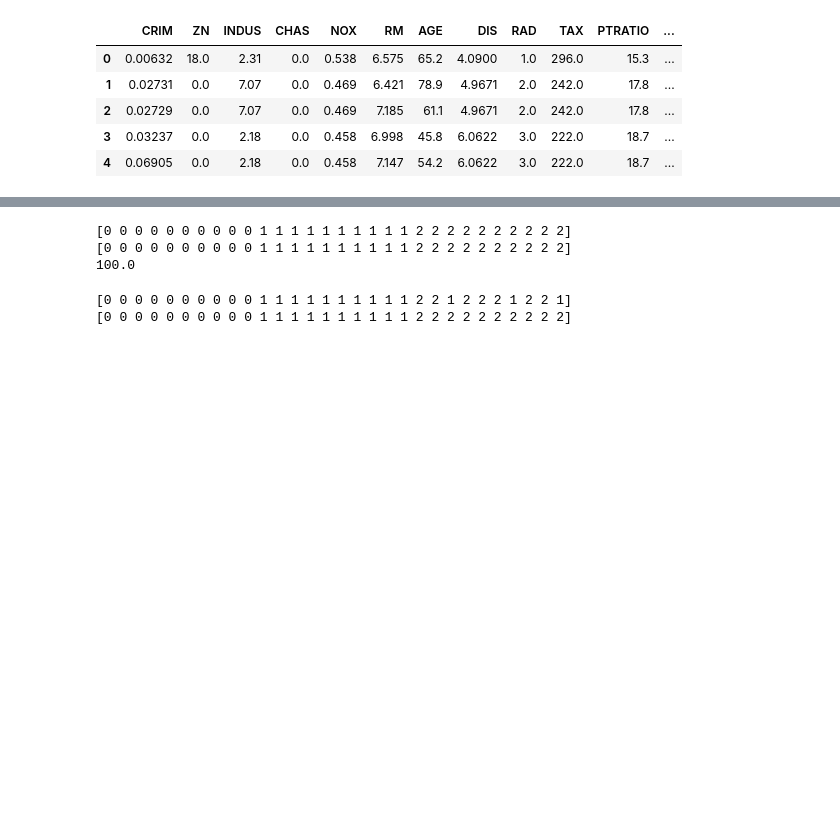
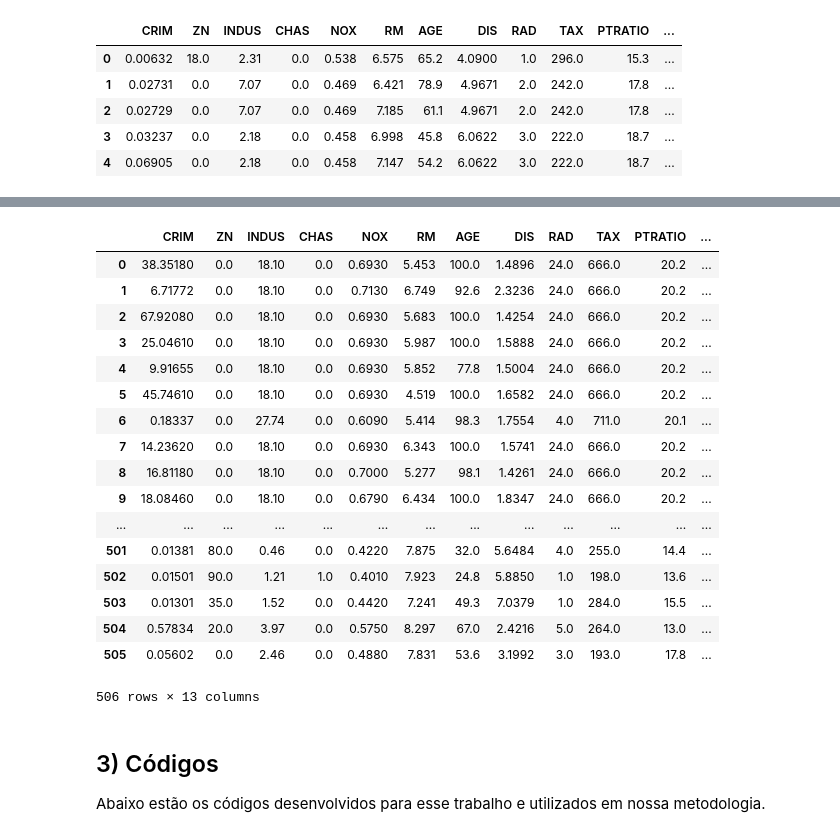
Before and after one commit to DWalterJansen/IA, a Jupyter notebook: Knn e K-means/algoritmosAprendizagem.ipynb, the cells around one changed output, grey strips where cells are left out. Cells and saved outputs as stored; diff of their text form; code cells hidden in the pictures; blank space fills up the shorter version.

```diff
--- a/Knn e K-means/algoritmosAprendizagem.ipynb
+++ b/Knn e K-means/algoritmosAprendizagem.ipynb
@@ -69,3 +148,28 @@ table_boston.head(10)
+# %%
+table_boston.iloc[:,0:-1]
+# %% [output]
+|  | CRIM | ZN | INDUS | CHAS | NOX | RM | AGE | DIS | RAD | TAX | PTRATIO | ... |
+| 0 | 38.35180 | 0.0 | 18.10 | 0.0 | 0.6930 | 5.453 | 100.0 | 1.4896 | 24.0 | 666.0 | 20.2 | ... |
+| 1 | 6.71772 | 0.0 | 18.10 | 0.0 | 0.7130 | 6.749 | 92.6 | 2.3236 | 24.0 | 666.0 | 20.2 | ... |
+| 2 | 67.92080 | 0.0 | 18.10 | 0.0 | 0.6930 | 5.683 | 100.0 | 1.4254 | 24.0 | 666.0 | 20.2 | ... |
+| 3 | 25.04610 | 0.0 | 18.10 | 0.0 | 0.6930 | 5.987 | 100.0 | 1.5888 | 24.0 | 666.0 | 20.2 | ... |
+| 4 | 9.91655 | 0.0 | 18.10 | 0.0 | 0.6930 | 5.852 | 77.8 | 1.5004 | 24.0 | 666.0 | 20.2 | ... |
+| 5 | 45.74610 | 0.0 | 18.10 | 0.0 | 0.6930 | 4.519 | 100.0 | 1.6582 | 24.0 | 666.0 | 20.2 | ... |
+| 6 | 0.18337 | 0.0 | 27.74 | 0.0 | 0.6090 | 5.414 | 98.3 | 1.7554 | 4.0 | 711.0 | 20.1 | ... |
+| 7 | 14.23620 | 0.0 | 18.10 | 0.0 | 0.6930 | 6.343 | 100.0 | 1.5741 | 24.0 | 666.0 | 20.2 | ... |
+| 8 | 16.81180 | 0.0 | 18.10 | 0.0 | 0.7000 | 5.277 | 98.1 | 1.4261 | 24.0 | 666.0 | 20.2 | ... |
+| 9 | 18.08460 | 0.0 | 18.10 | 0.0 | 0.6790 | 6.434 | 100.0 | 1.8347 | 24.0 | 666.0 | 20.2 | ... |
+| ... | ... | ... | ... | ... | ... | ... | ... | ... | ... | ... | ... | ... |
+| 501 | 0.01381 | 80.0 | 0.46 | 0.0 | 0.4220 | 7.875 | 32.0 | 5.6484 | 4.0 | 255.0 | 14.4 | ... |
+| 502 | 0.01501 | 90.0 | 1.21 | 1.0 | 0.4010 | 7.923 | 24.8 | 5.8850 | 1.0 | 198.0 | 13.6 | ... |
+| 503 | 0.01301 | 35.0 | 1.52 | 0.0 | 0.4420 | 7.241 | 49.3 | 7.0379 | 1.0 | 284.0 | 15.5 | ... |
+| 504 | 0.57834 | 20.0 | 3.97 | 0.0 | 0.5750 | 8.297 | 67.0 | 2.4216 | 5.0 | 264.0 | 13.0 | ... |
+| 505 | 0.05602 | 0.0 | 2.46 | 0.0 | 0.4880 | 7.831 | 53.6 | 3.1992 | 3.0 | 193.0 | 17.8 | ... |
+506 rows × 13 columns
+# %% [markdown]
+<h2>3) Códigos</h2>
+
+<p>Abaixo estão os códigos desenvolvidos para esse trabalho e utilizados em nossa metodologia.</p>
 # %%
 #Knn
 import numpy as np
@@ -157,45 +241,6 @@ class MyKnn:
                 success = success + 1
 
         return success * 100/len(x)
-# %%
-knn = MyKnn(5)
-X = iris.data[:,:3] #as caracteristicas
-y = iris.target #classificacao
-#dados de treinamento 'até 40' de cada classe
-xt = np.concatenate([X[:40,:], X[51:90,:], X[101:140,:]])
-yt = np.concatenate([y[:40], y[51:90], y[101:140]])
-knn.fit(xt,yt)
-
-#validacão com o restante dos dados
-xv = np.concatenate([X[40:50,:], X[90:100,:], X[140:150,:]])
-yv = np.concatenate([y[40:50], y[90:100], y[140:150]])
-yp = knn.predict(xv)
-
-print(yp) #resultado encontrado
-print(yv) #resultado esperadoklearn.neighbors import KNeighborsClassifier
-print(knn.score(xv, yv))
-# %% [output]
-[0 0 0 0 0 0 0 0 0 0 1 1 1 1 1 1 1 1 1 1 2 2 2 2 2 2 2 2 2 2]
-[0 0 0 0 0 0 0 0 0 0 1 1 1 1 1 1 1 1 1 1 2 2 2 2 2 2 2 2 2 2]
-100.0
-# %%
-from sklearn.cluster import KMeans
-kmeans = KMeans(n_clusters=3)
-X = iris.data[:,:3] #as caracteristicas
-y = iris.target #classificacao
-#dados de treinamento 'até 40' de cada classe
-xt = np.concatenate([X[:40,:], X[51:90,:], X[101:140,:]])
-yt = np.concatenate([y[:40], y[51:90], y[101:140]])
-kmeans.fit(xt)
-
-xv = np.concatenate([X[40:50,:], X[90:100,:], X[140:150,:]])
-yv = np.concatenate([y[40:50], y[90:100], y[140:150]])
-yp = kmeans.predict(xv)
-print(yp) #resultado encontrado
-print(yv)
-# %% [output]
-[0 0 0 0 0 0 0 0 0 0 1 1 1 1 1 1 1 1 1 1 2 2 1 2 2 2 1 2 2 1]
-[0 0 0 0 0 0 0 0 0 0 1 1 1 1 1 1 1 1 1 1 2 2 2 2 2 2 2 2 2 2]
 # %%
 #K-means
 #1 inicializar centroides aleaotiramente
```
Also changed, not shown: parts of 13 cells of this notebook.
